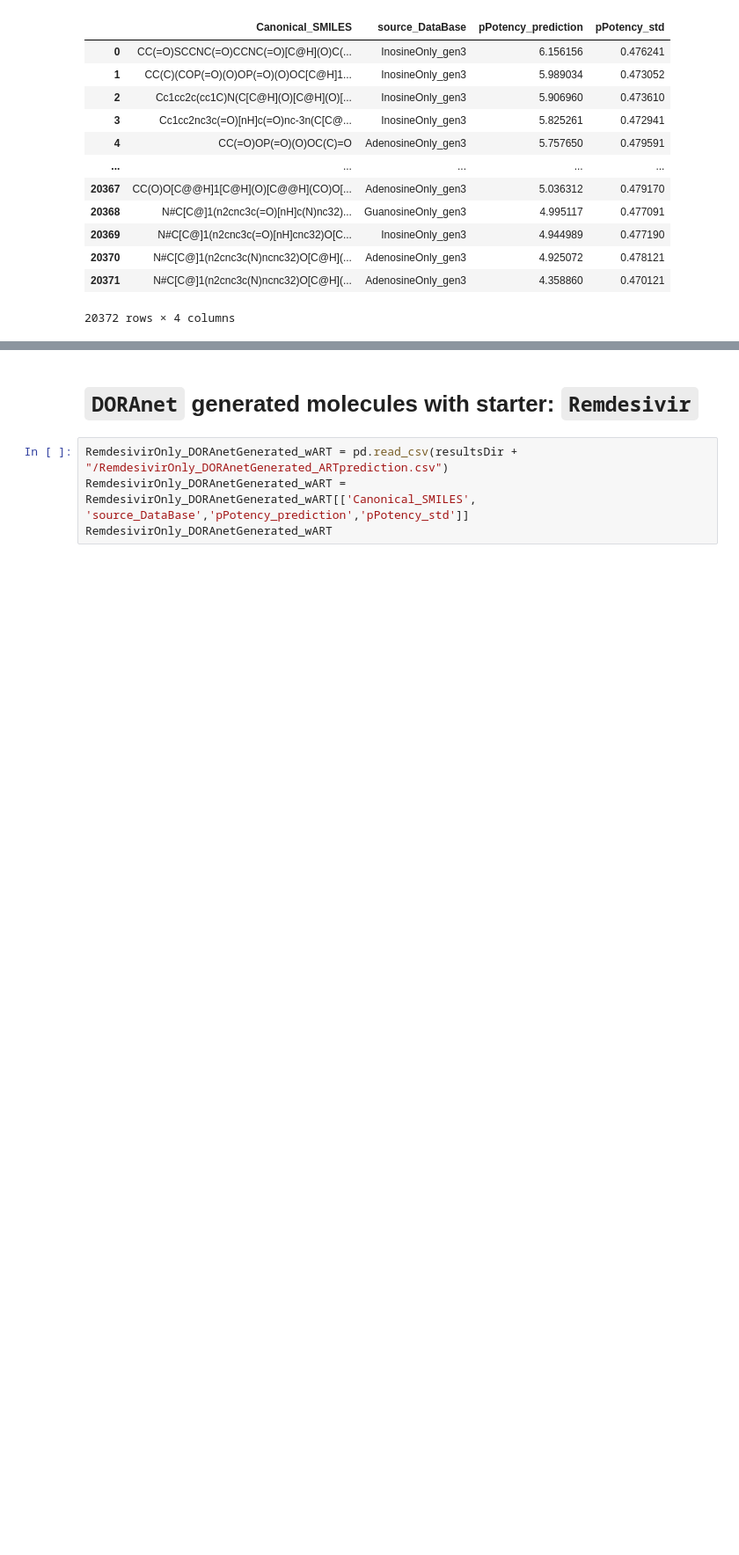
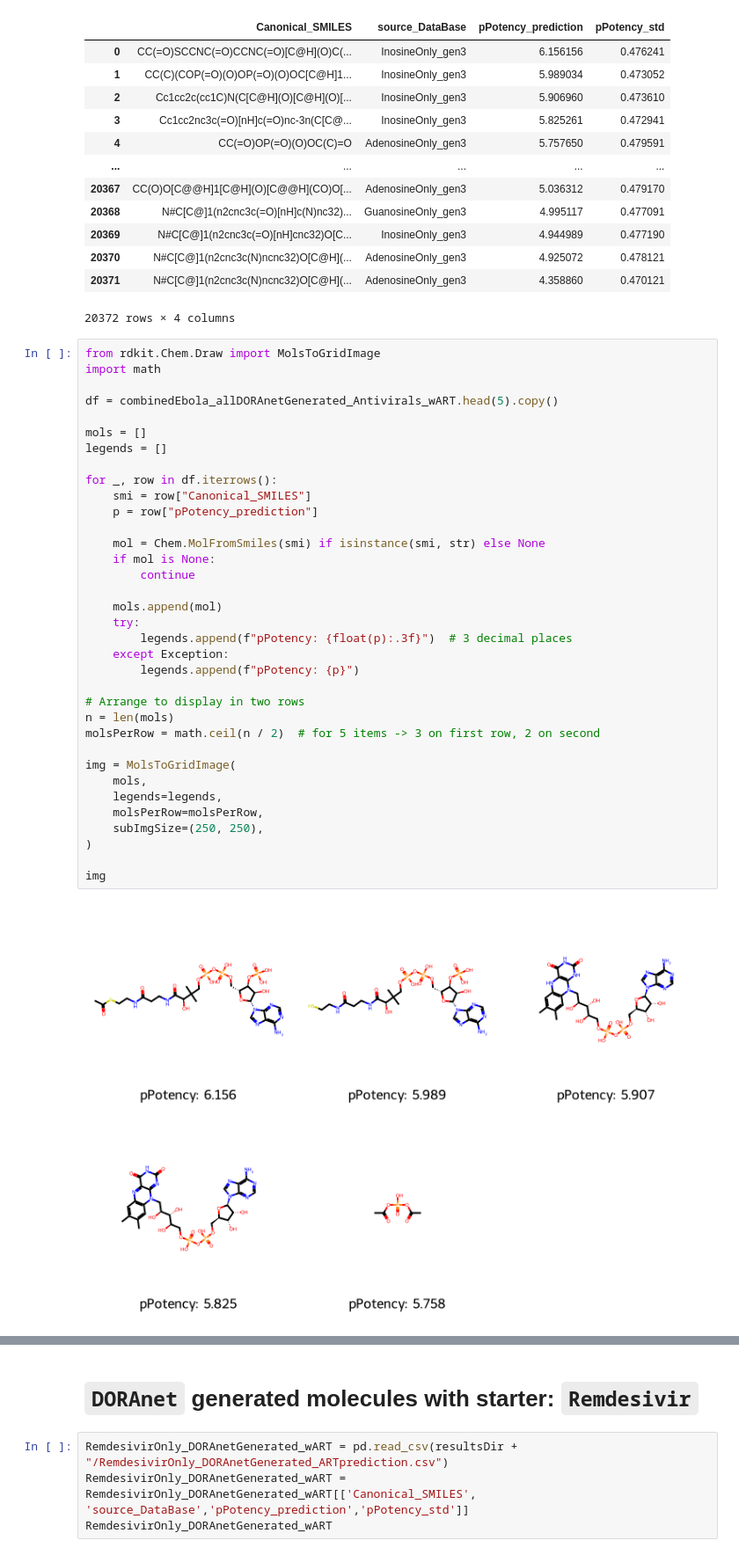
Before and after one commit to soumyadeepghosh35/DTRA_DrugDesign, a Jupyter notebook: DTRA_project_notebooks/Step7_GenerateMol_wMACAW.ipynb, the cells around one changed output, grey strips where cells are left out. Shown at 88% size. Drawn from its saved outputs; the diff is of its cells as text; blank space fills up the shorter version.

```diff
--- a/DTRA_project_notebooks/Step7_GenerateMol_wMACAW.ipynb
+++ b/DTRA_project_notebooks/Step7_GenerateMol_wMACAW.ipynb
@@ -125,5 +127,42 @@ combinedEbola_allDORAnetGenerated_Antivirals_wART
 | 20370 | N#C[C@]1(n2cnc3c(N)ncnc32)O[C@H](... | AdenosineOnly_gen3 | 4.925072 | 0.478121 |
 | 20371 | N#C[C@]1(n2cnc3c(N)ncnc32)O[C@H](... | AdenosineOnly_gen3 | 4.358860 | 0.470121 |
 20372 rows × 4 columns
+# %%
+from rdkit.Chem.Draw import MolsToGridImage
+import math
+
+df = combinedEbola_allDORAnetGenerated_Antivirals_wART.head(5).copy()
+
+mols = []
+legends = []
+
+for _, row in df.iterrows():
+    smi = row["Canonical_SMILES"]
+    p = row["pPotency_prediction"]
+
+    mol = Chem.MolFromSmiles(smi) if isinstance(smi, str) else None
+    if mol is None:
+        continue
+
+    mols.append(mol)
+    try:
+        legends.append(f"pPotency: {float(p):.3f}")  # 3 decimal places
+    except Exception:
+        legends.append(f"pPotency: {p}")
+
+# Arrange to display in two rows
+n = len(mols)
+molsPerRow = math.ceil(n / 2)  # for 5 items -> 3 on first row, 2 on second
+
+img = MolsToGridImage(
+    mols,
+    legends=legends,
+    molsPerRow=molsPerRow,
+    subImgSize=(250, 250),
+)
+
+img
+# %% [output]
+[figure, added]
 # %% [markdown]
 ### Use MACAW's `library_evolver` to generate new molecules
```
Also changed, not shown: parts of 4 cells of this notebook, 25 other files.
